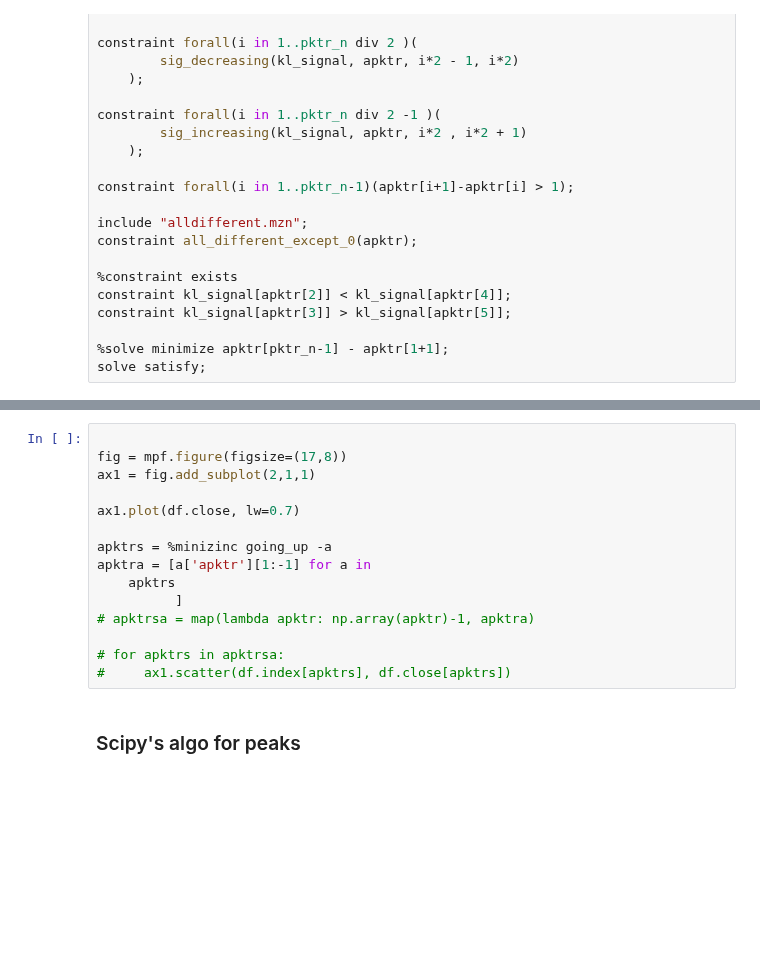
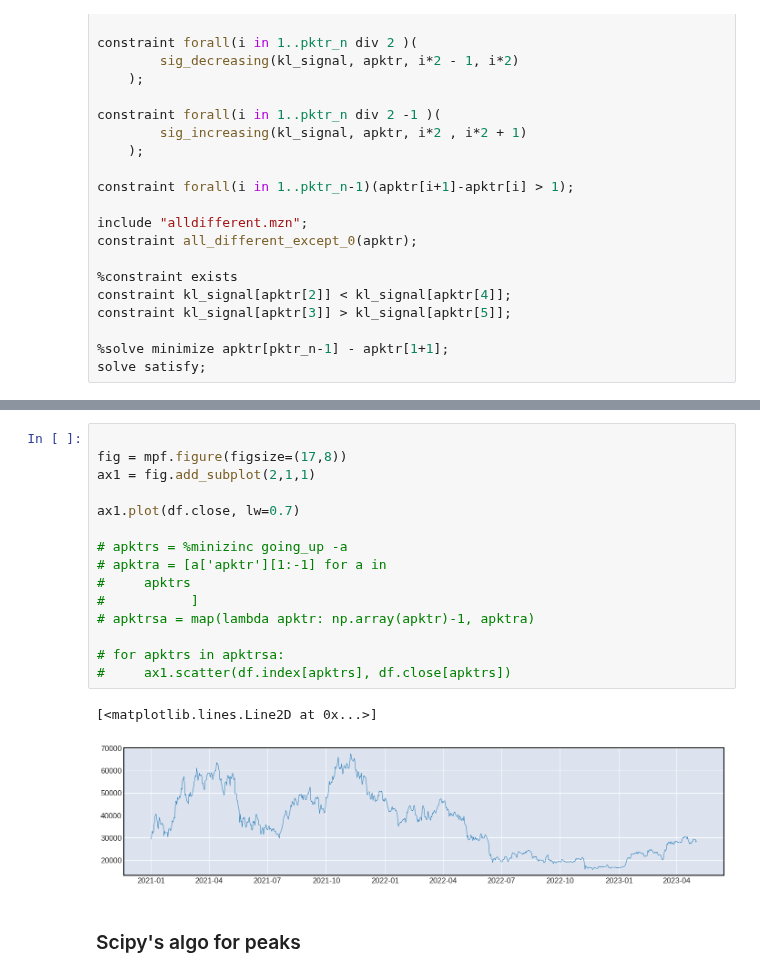
Before and after one commit to petarkabashki/pk-crypto-tools, a Jupyter notebook: MiniZinc/peaks.ipynb, the cells around one changed output, grey strips where cells are left out. Drawn from its saved outputs; the diff is of its cells as text; blank space fills up the shorter version.

```diff
--- a/MiniZinc/peaks.ipynb
+++ b/MiniZinc/peaks.ipynb
@@ -250,18 +300,21 @@ apktrs
 # %%
 
 fig = mpf.figure(figsize=(17,8))
 ax1 = fig.add_subplot(2,1,1)
 
 ax1.plot(df.close, lw=0.7)
 
-apktrs = %minizinc going_up -a
-apktra = [a['apktr'][1:-1] for a in
-    apktrs
-          ]
+# apktrs = %minizinc going_up -a
+# apktra = [a['apktr'][1:-1] for a in
+#     apktrs
+#           ]
 # apktrsa = map(lambda apktr: np.array(apktr)-1, apktra)
 
 # for apktrs in apktrsa:
 #     ax1.scatter(df.index[apktrs], df.close[apktrs])
+# %% [output]
+[<matplotlib.lines.Line2D at 0x...>]
+[figure, added]
 # %% [markdown]
 ### Scipy's algo for peaks
 # %%
```
Also changed, not shown: parts of 11 cells of this notebook, 12 other files.
